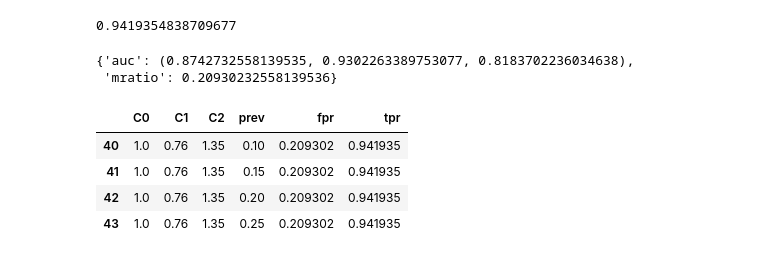
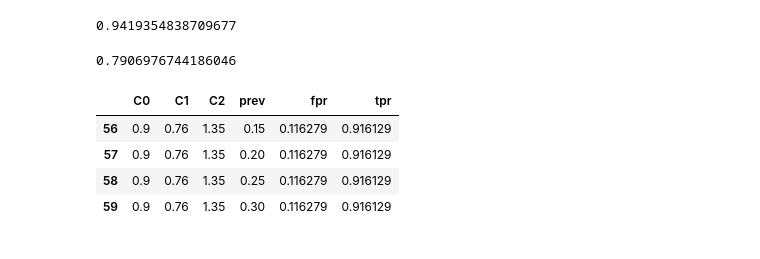
Before and after one commit to zeroknowledgediscovery/truthnet, a Jupyter notebook: truthnet/examples/redo_auc.ipynb, the cells around one changed output. Drawn from its saved outputs; the diff is of its cells as text; code cells hidden in the pictures.

```diff
--- a/truthnet/examples/redo_auc.ipynb
+++ b/truthnet/examples/redo_auc.ipynb
@@ -116,10 +116,9 @@ d2,wf2,zt=validate(resfva,C0=1,C1=0.76,C2=1.35,DX=True,score=True,verbose=False,
          outfile='ptsdvalid.png',plots=False,
          validation_type='withdx')
 # %%
-d2
+1-d2['mratio']
 # %% [output]
-{'auc': (0.8742732558139535, 0.9302263389753077, 0.8183702236034638),
- 'mratio': 0.20930232558139536}
+0.7906976744186046
 # %%
 from tqdm import tqdm
 import numpy as np
@@ -130,9 +129,9 @@ C1=.76
 C2=1.35
 R={}
 
-for C0 in tqdm(np.arange(.9,1.1,.05),'C0'):
-    for C2 in tqdm(np.arange(1.25,1.45,.05),'C2'):
-        for prev in tqdm(np.arange(.1,.3,.05),'prev'):
+for C0 in tqdm(np.arange(.85,1.15,.05),'C0'):
+    for C2 in np.arange(1.15,1.6,.05):
+        for prev in np.arange(.15,.31,.05):
             expd2,expf2=validate(resf,C0=C0,C1=C1,C2=C2,DX=False,score=True,
                      outfile='exptvalid2.png',plots=False,
                      validation_type='fnrexpt')
@@ -148,15 +147,15 @@ rf=pd.DataFrame(R).T.reset_index(drop=True)
 # %%
 rf=pd.DataFrame(R).T.reset_index().rename(columns={'level_0':'C0','level_1':'C1','level_2':'C2','level_3':'prev'})
 rf.prev=rf.prev.astype(float)
-rf[(rf.C0==1) & (rf.C2==1.35)]
+rf[(rf.C0==.9) & (rf.C2==1.35)]
 #rf1=rf[rf.prev==.2]
 #rf1
 # %% [output]
 |  | C0 | C1 | C2 | prev | fpr | tpr |
-| 40 | 1.0 | 0.76 | 1.35 | 0.10 | 0.209302 | 0.941935 |
-| 41 | 1.0 | 0.76 | 1.35 | 0.15 | 0.209302 | 0.941935 |
-| 42 | 1.0 | 0.76 | 1.35 | 0.20 | 0.209302 | 0.941935 |
-| 43 | 1.0 | 0.76 | 1.35 | 0.25 | 0.209302 | 0.941935 |
+| 56 | 0.9 | 0.76 | 1.35 | 0.15 | 0.116279 | 0.916129 |
+| 57 | 0.9 | 0.76 | 1.35 | 0.20 | 0.116279 | 0.916129 |
+| 58 | 0.9 | 0.76 | 1.35 | 0.25 | 0.116279 | 0.916129 |
+| 59 | 0.9 | 0.76 | 1.35 | 0.30 | 0.116279 | 0.916129 |
 # %%
 from zedstat import zedstat
 import pylab as plt
```
Also changed, not shown: parts of 10 cells of this notebook, 1 other file.
